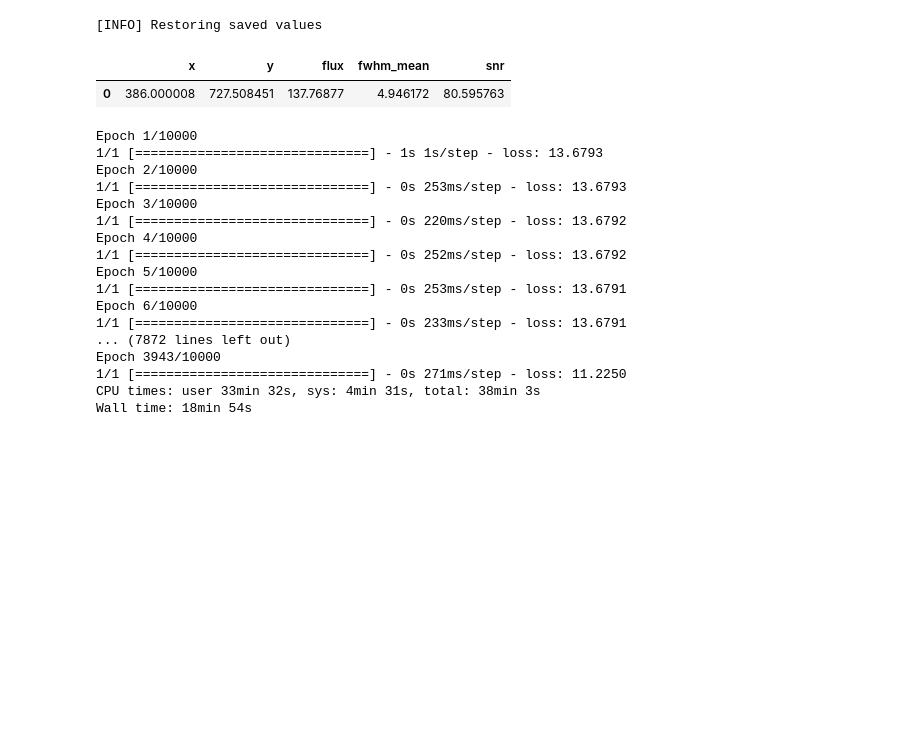
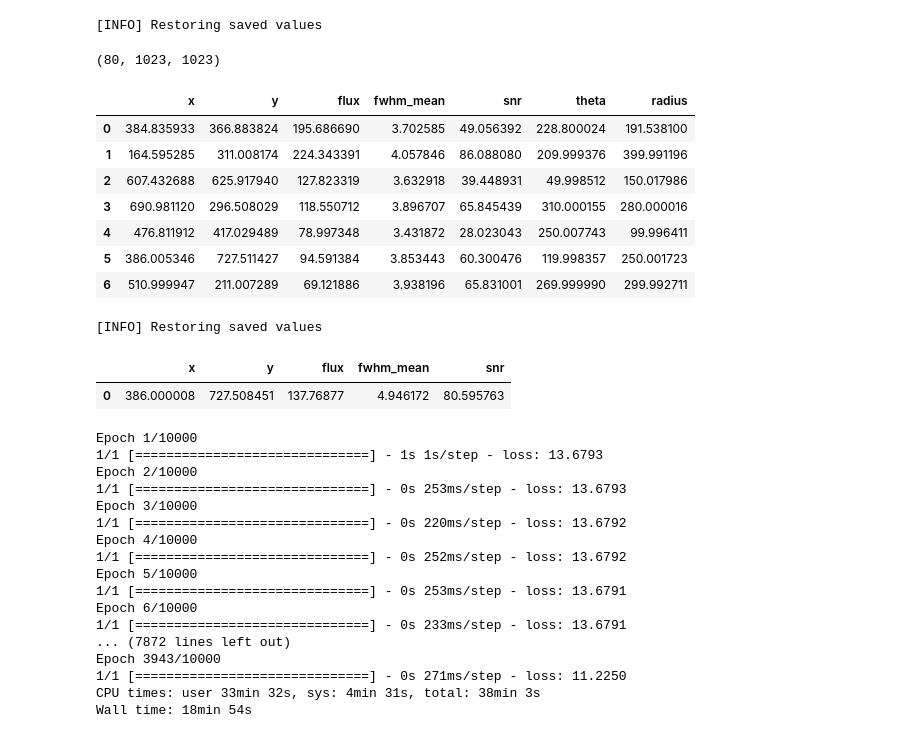
Before and after one commit to yemsnucleus/NEGFC, a Jupyter notebook: negfc_gpu.ipynb, the cells around one changed output. Cells and saved outputs as stored; diff of their text form; code cells hidden in the pictures; blank space fills up the shorter version.

```diff
--- a/negfc_gpu.ipynb
+++ b/negfc_gpu.ipynb
@@ -20 +29,22 @@ The autoreload extension is already loaded. To reload it, use:
+# %%
+cube, psf, rot_angles, table = preprocess_folder(root='./data/f_dhtau',
+												 target_folder='./data/f_dhtau/preprocessed')
+# %% [output]
+[INFO] Restoring saved values
+# %%
+rad_theta = [(250, 120), (100, 250), (150, 50), (300, 270), (400, 570), (280, 670)]
+fluxes = [150, 200, 250, 100, 300, 180]
+# %% [output]
+(80, 1023, 1023)
+# %%
+table[table['snr']> 10]
+# %% [output]
+|  | x | y | flux | fwhm_mean | snr | theta | radius |
+| 0 | 384.835933 | 366.883824 | 195.686690 | 3.702585 | 49.056392 | 228.800024 | 191.538100 |
+| 1 | 164.595285 | 311.008174 | 224.343391 | 4.057846 | 86.088080 | 209.999376 | 399.991196 |
+| 2 | 607.432688 | 625.917940 | 127.823319 | 3.632918 | 39.448931 | 49.998512 | 150.017986 |
+| 3 | 690.981120 | 296.508029 | 118.550712 | 3.896707 | 65.845439 | 310.000155 | 280.000016 |
+| 4 | 476.811912 | 417.029489 | 78.997348 | 3.431872 | 28.023043 | 250.007743 | 99.996411 |
+| 5 | 386.005346 | 727.511427 | 94.591384 | 3.853443 | 60.300476 | 119.998357 | 250.001723 |
+| 6 | 510.999947 | 211.007289 | 69.121886 | 3.938196 | 65.831001 | 269.999990 | 299.992711 |
 # %%
```
Also changed, not shown: parts of 2 cells of this notebook, 6 other files.
